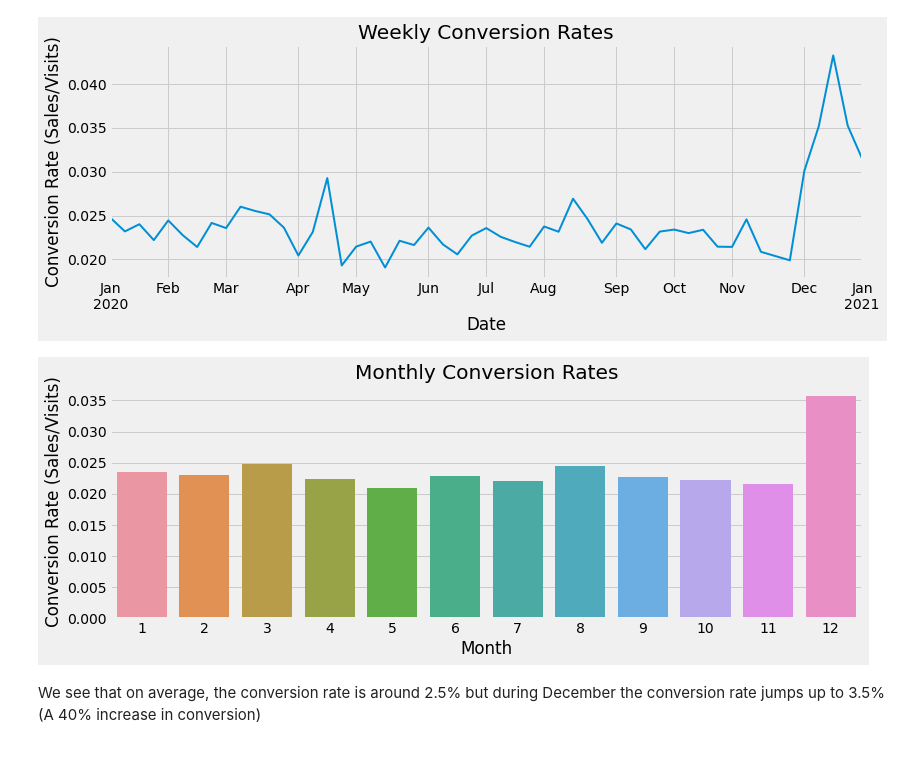
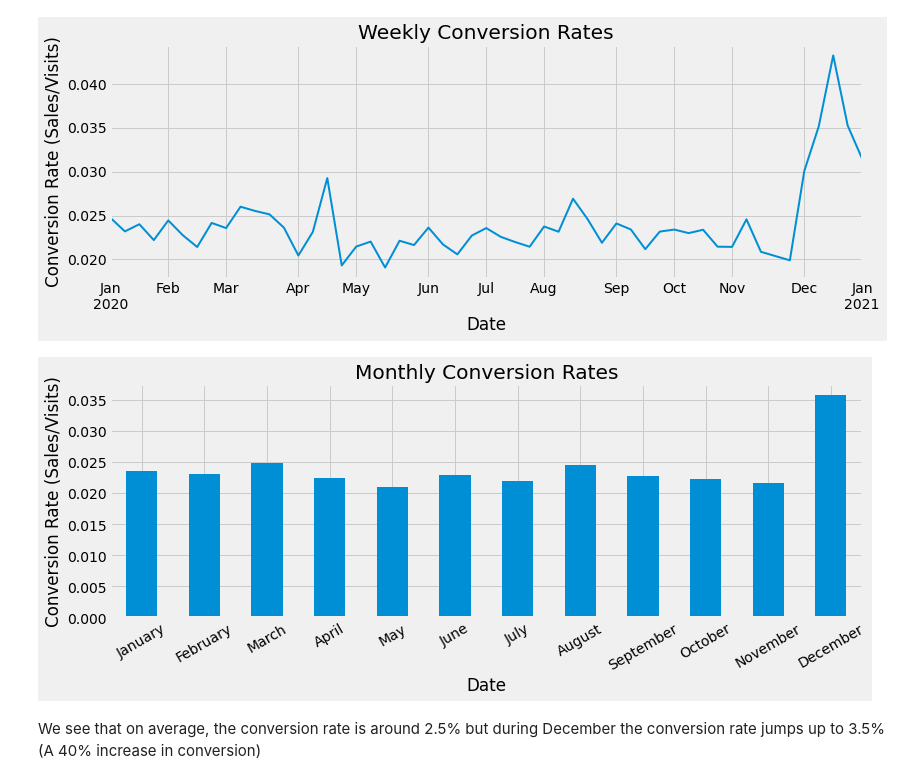
Before and after one commit to samarthum/rebuy_case_study, a Jupyter notebook: notebooks/Digging Deeper.ipynb, the cells around one changed output. Cells and saved outputs as stored; diff of their text form; code cells hidden in the pictures.

```diff
--- a/notebooks/Digging Deeper.ipynb
+++ b/notebooks/Digging Deeper.ipynb
@@ -173,16 +163,9 @@ plt.ylabel('Conversion Rate (Sales/Visits)');
 # %% [output]
 [figure]
 # %%
-conv_rate = visits_sales.resample('M')['sales', 'visits'].sum()
-conv_rate['cvr'] = (conv_rate['sales']/conv_rate['visits']).fillna(0)
-plt.figure(figsize=config.FIGSIZE)
-sns.barplot(data=conv_rate.reset_index(), x='date', y='cvr')
-plt.xticks(ticks=range(12), labels=conv_rate.index.month)
-plt.xlabel('Month')
-plt.ylabel('Conversion Rate (Sales/Visits)')
-plt.title('Monthly Conversion Rates');
+get_cvr(visits_sales, 'M', 'Monthly Conversion Rates')
 # %% [output]
-[figure, old version]
+[figure, new version]
 # %% [markdown]
 We see that on average, the conversion rate is around 2.5% but during December the conversion rate jumps up to 3.5% (A 40% increase in conversion)
 # %% [markdown]
```
Also changed, not shown: parts of 2 cells of this notebook, 3 other files.
